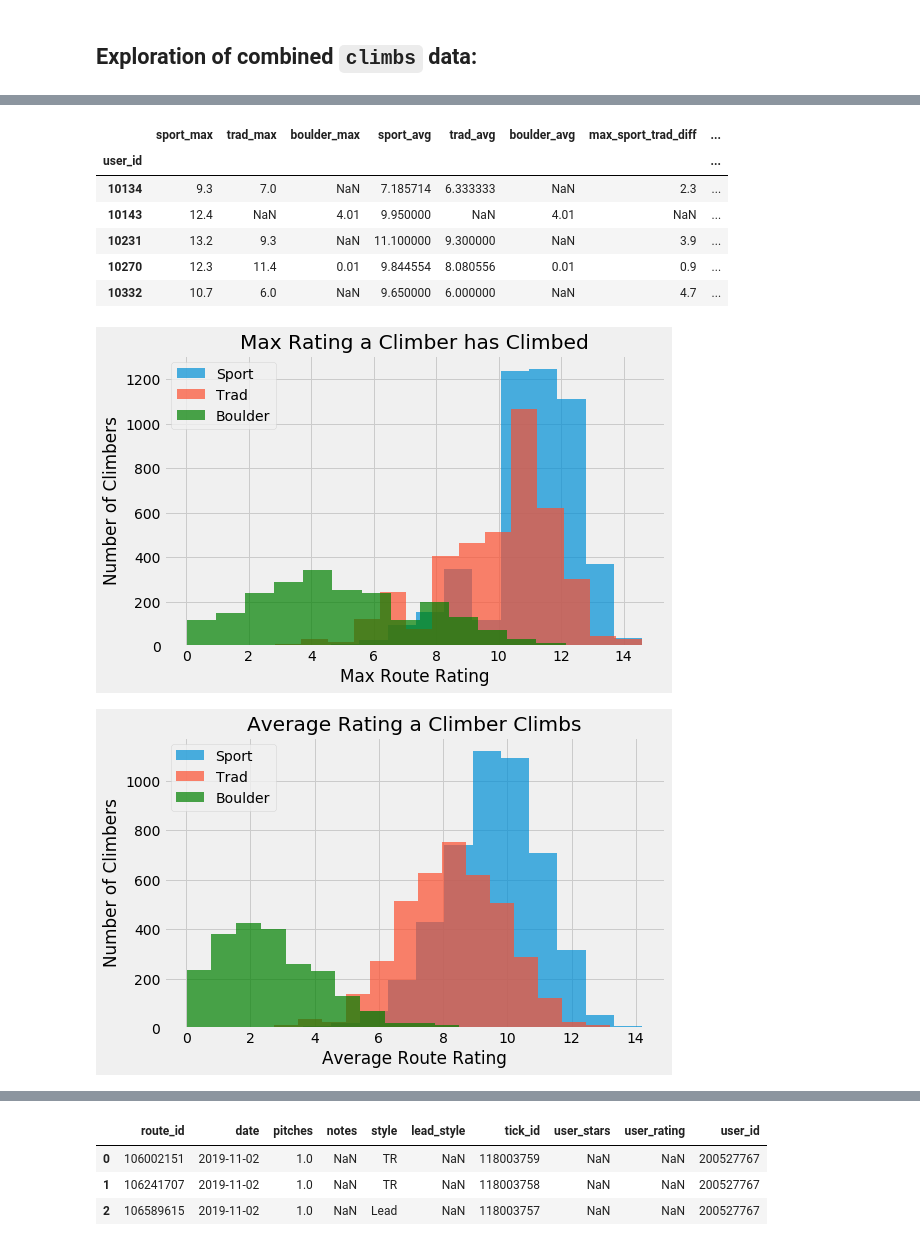
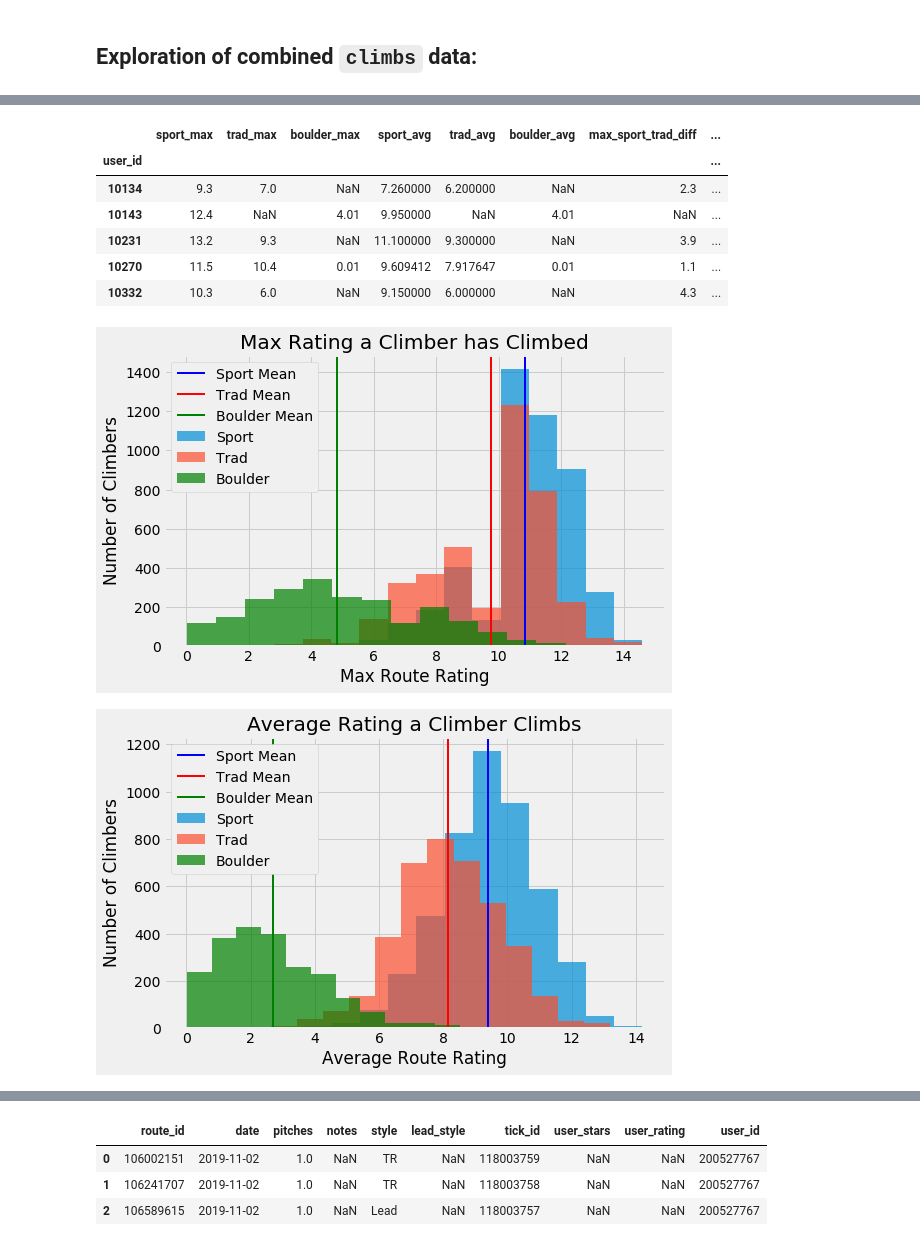
Before and after one commit to redwin21/trad-vs-sport, a Jupyter notebook: analysis/eda.ipynb, the cells around one changed output, grey strips where cells are left out. Drawn from its saved outputs; the diff is of its cells as text; code cells hidden in the pictures.

```diff
--- a/analysis/eda.ipynb
+++ b/analysis/eda.ipynb
@@ -125,15 +152,21 @@ ax.legend(['Sport','Trad','Boulder'],loc='upper right');
 # %%
-sport_max = (climbs[(climbs['style'] == 'Lead') & (climbs['type'] == 'Sport')][['user_id','num_rating']]
+sport_max = (climbs[(climbs['style'] == 'Lead') & (climbs['type'] == 'Sport') & (climbs['lead_style'] != 'Fell/Hung')]
+             [['user_id','num_rating']]
                 .groupby('user_id').aggregate(max).rename(columns={'num_rating': 'sport_max'}))
-trad_max = (climbs[(climbs['style'] == 'Lead') & (climbs['type'] == 'Trad')][['user_id','num_rating']]
+trad_max = (climbs[(climbs['style'] == 'Lead') & (climbs['type'] == 'Trad') & (climbs['lead_style'] != 'Fell/Hung')]
+            [['user_id','num_rating']]
                 .groupby('user_id').aggregate(max).rename(columns={'num_rating': 'trad_max'}))
-boulder_max = (climbs[(climbs['type'] == 'Boulder')][['user_id','num_rating']]
+boulder_max = (climbs[(climbs['type'] == 'Boulder')]
+               [['user_id','num_rating']]
                 .groupby('user_id').aggregate(max).rename(columns={'num_rating': 'boulder_max'}))
-sport_avg = (climbs[(climbs['style'] == 'Lead') & (climbs['type'] == 'Sport')][['user_id','num_rating']]
+sport_avg = (climbs[(climbs['style'] == 'Lead') & (climbs['type'] == 'Sport') & (climbs['lead_style'] != 'Fell/Hung')]
+             [['user_id','num_rating']]
                 .groupby('user_id').mean().rename(columns={'num_rating': 'sport_avg'}))
-trad_avg = (climbs[(climbs['style'] == 'Lead') & (climbs['type'] == 'Trad')][['user_id','num_rating']]
+trad_avg = (climbs[(climbs['style'] == 'Lead') & (climbs['type'] == 'Trad') & (climbs['lead_style'] != 'Fell/Hung')]
+            [['user_id','num_rating']]
                 .groupby('user_id').mean().rename(columns={'num_rating': 'trad_avg'}))
-boulder_avg = (climbs[(climbs['type'] == 'Boulder')][['user_id','num_rating']]
+boulder_avg = (climbs[(climbs['type'] == 'Boulder')]
+               [['user_id','num_rating']]
                 .groupby('user_id').mean().rename(columns={'num_rating': 'boulder_avg'}))
 
 climber_stats = sport_max.merge(trad_max, how='outer', left_on='user_id', right_on='user_id')
@@ -148,35 +181,43 @@ climber_stats.head()
 # %% [output]
 |  | sport_max | trad_max | boulder_max | sport_avg | trad_avg | boulder_avg | max_sport_trad_diff | ... |
 | user_id |  |  |  |  |  |  |  | ... |
-| 10134 | 9.3 | 7.0 | NaN | 7.185714 | 6.333333 | NaN | 2.3 | ... |
+| 10134 | 9.3 | 7.0 | NaN | 7.260000 | 6.200000 | NaN | 2.3 | ... |
 | 10143 | 12.4 | NaN | 4.01 | 9.950000 | NaN | 4.01 | NaN | ... |
 | 10231 | 13.2 | 9.3 | NaN | 11.100000 | 9.300000 | NaN | 3.9 | ... |
-| 10270 | 12.3 | 11.4 | 0.01 | 9.844554 | 8.080556 | 0.01 | 0.9 | ... |
-| 10332 | 10.7 | 6.0 | NaN | 9.650000 | 6.000000 | NaN | 4.7 | ... |
+| 10270 | 11.5 | 10.4 | 0.01 | 9.609412 | 7.917647 | 0.01 | 1.1 | ... |
+| 10332 | 10.3 | 6.0 | NaN | 9.150000 | 6.000000 | NaN | 4.3 | ... |
 # %%
 bins = 15
 alpha = .7
+linewidth = 2
 fig, ax = plt.subplots(figsize=(8,5))
-ax.hist(climber_stats['sport_max'], bins=bins, alpha=alpha);
-ax.hist(climber_stats['trad_max'], bins=bins, alpha=alpha);
-ax.hist(climber_stats['boulder_max'], bins=bins, alpha=alpha, color='g');
+ax.hist(climber_stats['sport_max'], bins=bins, alpha=alpha, label='Sport');
+ax.hist(climber_stats['trad_max'], bins=bins, alpha=alpha, label='Trad');
+ax.hist(climber_stats['boulder_max'], bins=bins, alpha=alpha, color='g', label='Boulder');
+ax.axvline(np.mean(climber_stats['sport_max']), color='b', linewidth=linewidth, label='Sport Mean')
+ax.axvline(np.mean(climber_stats['trad_max']), color='r', linewidth=linewidth, label='Trad Mean')
+ax.axvline(np.mean(climber_stats['boulder_max']), color='g', linewidth=linewidth, label='Boulder Mean')
 ax.set_ylabel('Number of Climbers');
 ax.set_xlabel('Max Route Rating');
 ax.set_title('Max Rating a Climber has Climbed');
-ax.legend(['Sport','Trad','Boulder'],loc='upper left');
+ax.legend(loc='upper left', framealpha=1);
 # %% [output]
-[figure, old version]
+[figure, new version]
 # %%
 bins = 15
 alpha = .7
+linewidth = 2
 fig, ax = plt.subplots(figsize=(8,5))
-ax.hist(climber_stats['sport_avg'], bins=bins, alpha=alpha);
-ax.hist(climber_stats['trad_avg'], bins=bins, alpha=alpha);
-ax.hist(climber_stats['boulder_avg'], bins=bins, alpha=alpha, color='g');
+ax.hist(climber_stats['sport_avg'], bins=bins, alpha=alpha, label='Sport');
+ax.hist(climber_stats['trad_avg'], bins=bins, alpha=alpha, label='Trad');
+ax.hist(climber_stats['boulder_avg'], bins=bins, alpha=alpha, color='g', label='Boulder');
+ax.axvline(np.mean(climber_stats['sport_avg']), color='b', linewidth=linewidth, label='Sport Mean')
+ax.axvline(np.mean(climber_stats['trad_avg']), color='r', linewidth=linewidth, label='Trad Mean')
+ax.axvline(np.mean(climber_stats['boulder_avg']), color='g', linewidth=linewidth, label='Boulder Mean')
 ax.set_ylabel('Number of Climbers');
 ax.set_xlabel('Average Route Rating');
 ax.set_title('Average Rating a Climber Climbs');
-ax.legend(['Sport','Trad','Boulder'],loc='upper left');
+ax.legend(loc='upper left', framealpha=1);
 # %% [output]
-[figure, old version]
+[figure, new version]
 # %%
```
Also changed, not shown: parts of 10 cells of this notebook.
